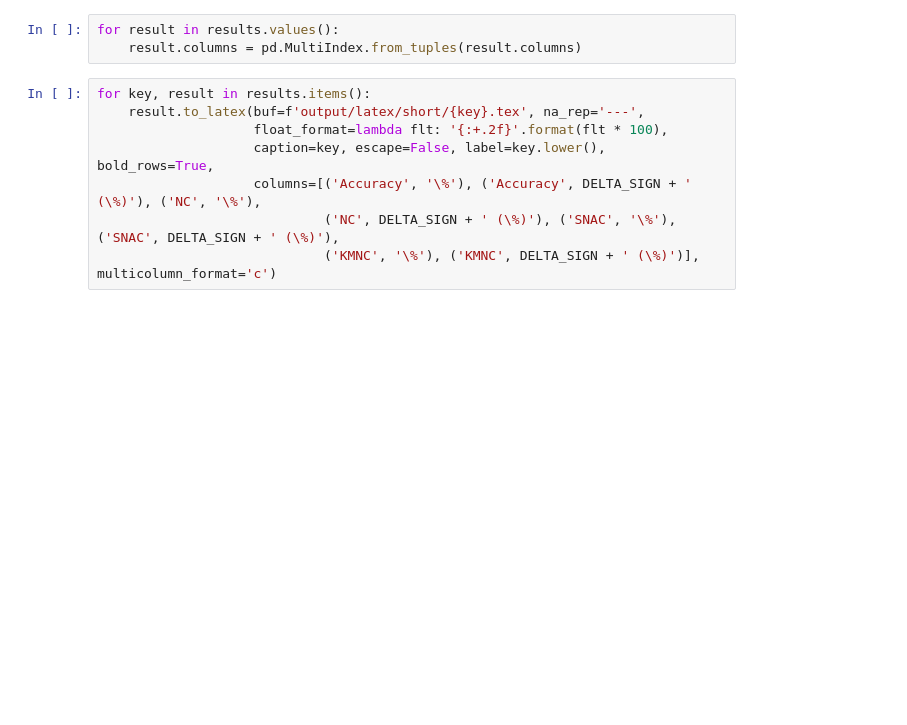
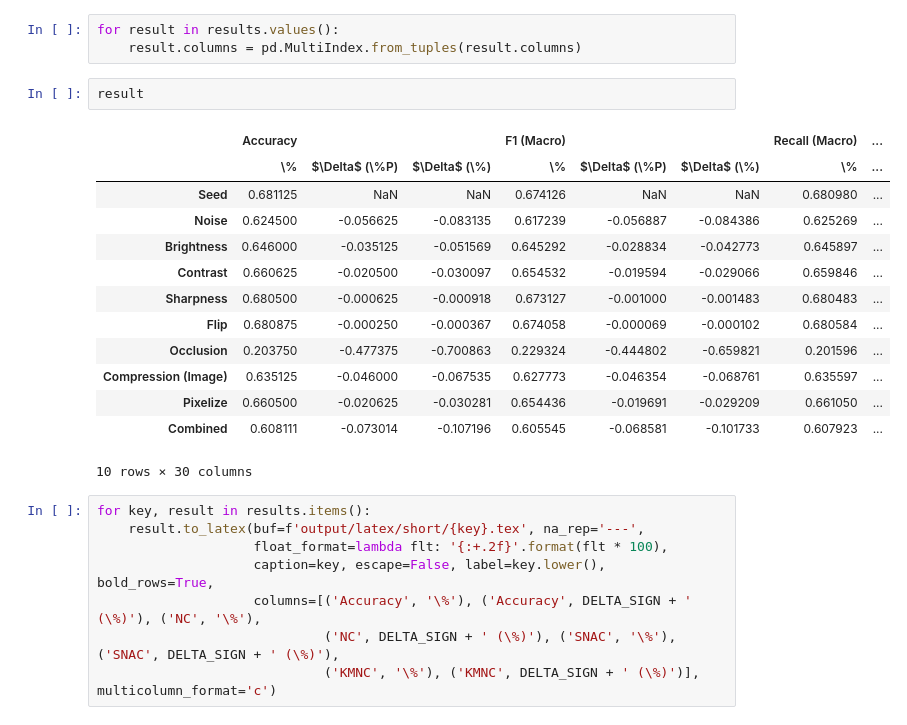
Before and after one commit to mlxyz/insynth, a Jupyter notebook: experiments/result_analysis.ipynb, the cells around one changed output. Drawn from its saved outputs; the diff is of its cells as text; blank space fills up the shorter version.

```diff
--- a/experiments/result_analysis.ipynb
+++ b/experiments/result_analysis.ipynb
@@ -284,6 +284,22 @@ ax.figure.savefig('output/coverage_change.pgf', bbox_inches='tight')
 # %%
 for result in results.values():
     result.columns = pd.MultiIndex.from_tuples(result.columns)
+# %%
+result
+# %% [output]
+|  | Accuracy |  |  | F1 (Macro) |  |  | Recall (Macro) | ... |
+|  | \% | $\Delta$ (\%P) | $\Delta$ (\%) | \% | $\Delta$ (\%P) | $\Delta$ (\%) | \% | ... |
+| Seed | 0.681125 | NaN | NaN | 0.674126 | NaN | NaN | 0.680980 | ... |
+| Noise | 0.624500 | -0.056625 | -0.083135 | 0.617239 | -0.056887 | -0.084386 | 0.625269 | ... |
+| Brightness | 0.646000 | -0.035125 | -0.051569 | 0.645292 | -0.028834 | -0.042773 | 0.645897 | ... |
+| Contrast | 0.660625 | -0.020500 | -0.030097 | 0.654532 | -0.019594 | -0.029066 | 0.659846 | ... |
+| Sharpness | 0.680500 | -0.000625 | -0.000918 | 0.673127 | -0.001000 | -0.001483 | 0.680483 | ... |
+| Flip | 0.680875 | -0.000250 | -0.000367 | 0.674058 | -0.000069 | -0.000102 | 0.680584 | ... |
+| Occlusion | 0.203750 | -0.477375 | -0.700863 | 0.229324 | -0.444802 | -0.659821 | 0.201596 | ... |
+| Compression (Image) | 0.635125 | -0.046000 | -0.067535 | 0.627773 | -0.046354 | -0.068761 | 0.635597 | ... |
+| Pixelize | 0.660500 | -0.020625 | -0.030281 | 0.654436 | -0.019691 | -0.029209 | 0.661050 | ... |
+| Combined | 0.608111 | -0.073014 | -0.107196 | 0.605545 | -0.068581 | -0.101733 | 0.607923 | ... |
+10 rows × 30 columns
 # %%
 for key, result in results.items():
     result.to_latex(buf=f'output/latex/short/{key}.tex', na_rep='---',
```
Also changed, not shown: parts of 12 cells of this notebook.
